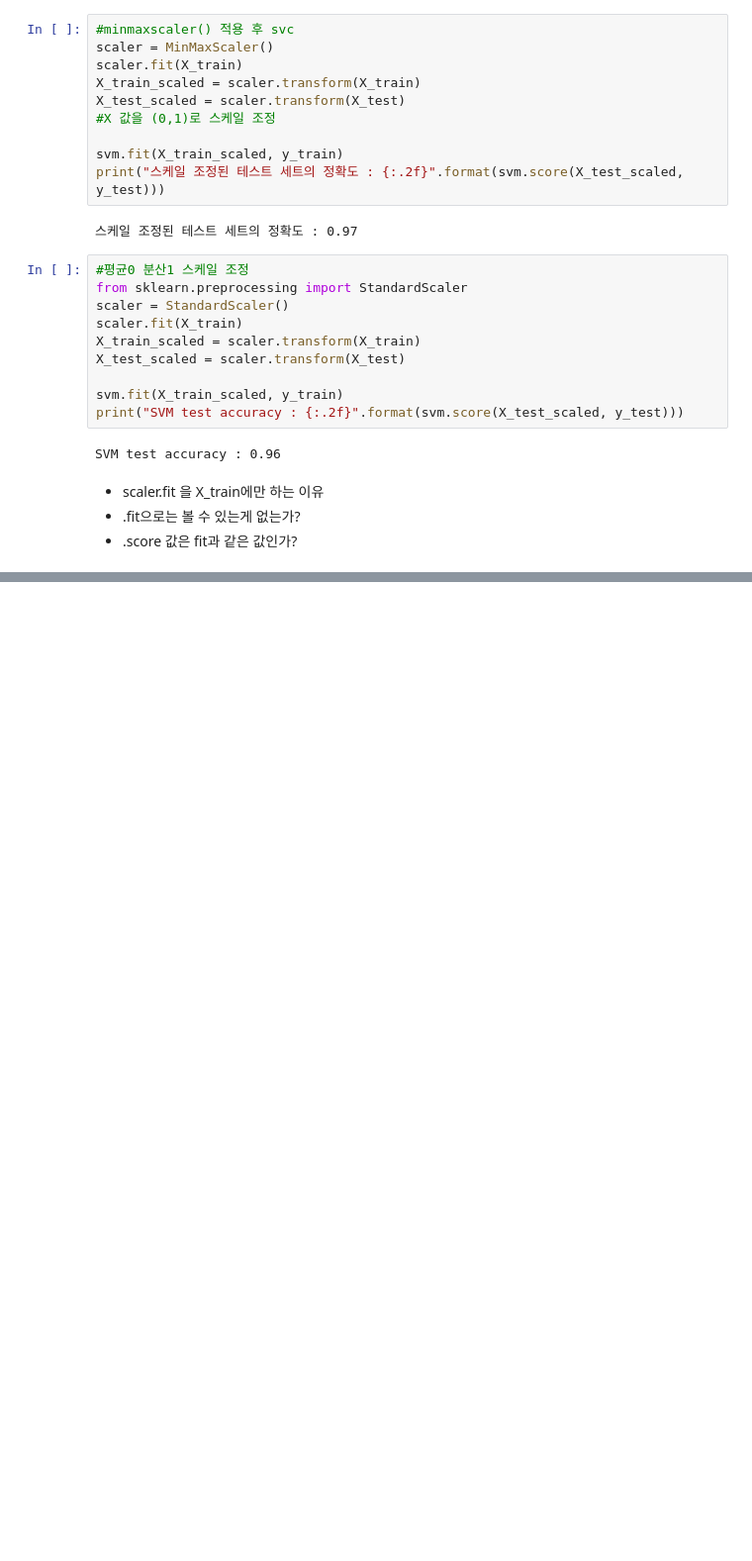
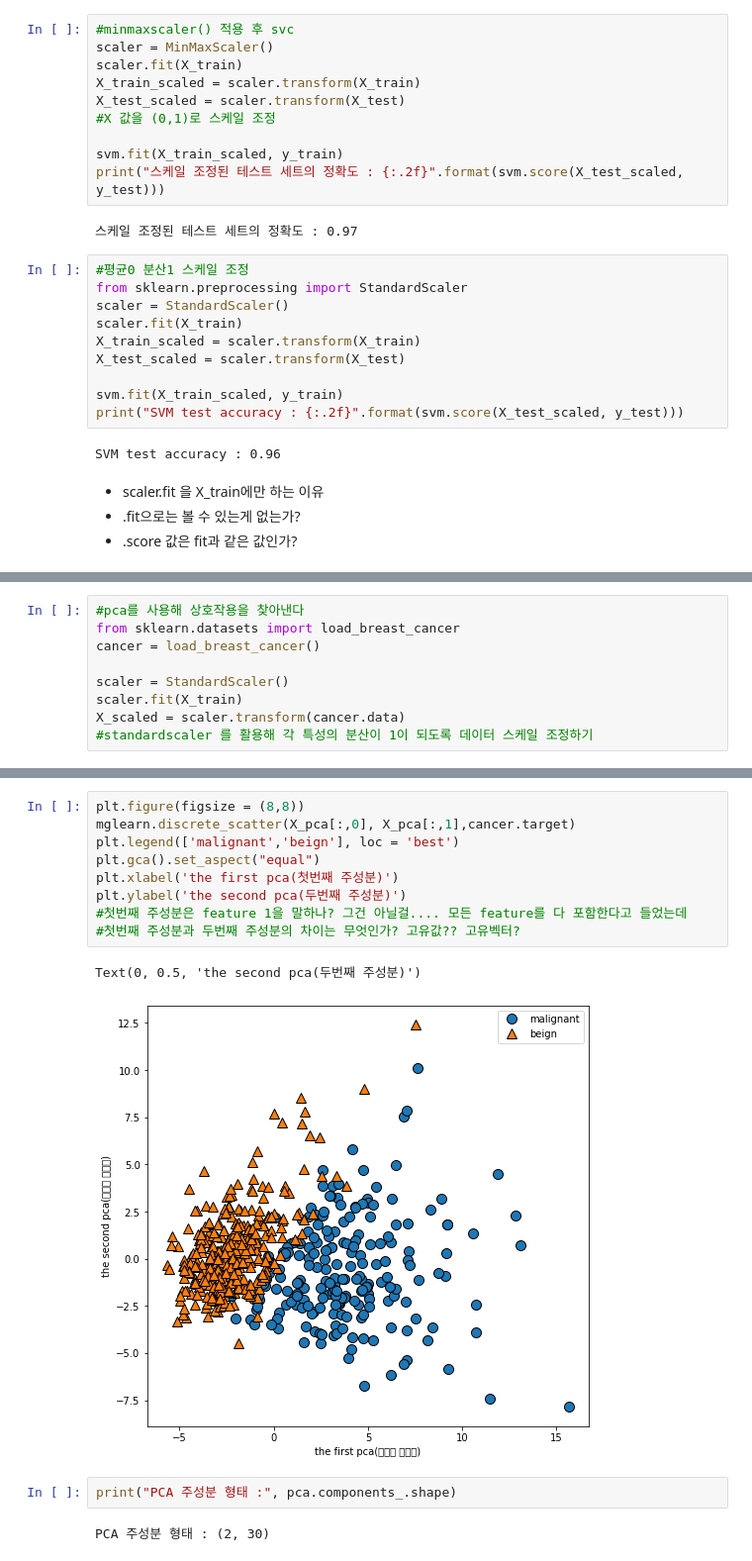
Before and after one commit to brandnewmin/brandnewm, a Jupyter notebook: 3장비지도학습과데이터전처리.ipynb, the cells around one changed output, grey strips where cells are left out. Shown: that part at 99% size. Saved outputs shown, nothing was run; the diff lists cells and outputs as text; blank space fills up the shorter version.

```diff
--- a/3장비지도학습과데이터전처리.ipynb
+++ b/3장비지도학습과데이터전처리.ipynb
@@ -366,0 +443,9 @@ SVM test accuracy : 0.96
+# %%
+#pca를 사용해 상호작용을 찾아낸다
+from sklearn.datasets import load_breast_cancer
+cancer = load_breast_cancer()
+
+scaler = StandardScaler()
+scaler.fit(X_train)
+X_scaled = scaler.transform(cancer.data)
+#standardscaler 를 활용해 각 특성의 분산이 1이 되도록 데이터 스케일 조정하기
@@ -366,0 +474,16 @@ SVM test accuracy : 0.96
+# %%
+plt.figure(figsize = (8,8))
+mglearn.discrete_scatter(X_pca[:,0], X_pca[:,1],cancer.target)
+plt.legend(['malignant','beign'], loc = 'best')
+plt.gca().set_aspect("equal")
+plt.xlabel('the first pca(첫번째 주성분)')
+plt.ylabel('the second pca(두번째 주성분)')
+#첫번째 주성분은 feature 1을 말하나? 그건 아닐걸.... 모든 feature를 다 포함한다고 들었는데
+#첫번째 주성분과 두번째 주성분의 차이는 무엇인가? 고유값?? 고유벡터?
+# %% [output]
+Text(0, 0.5, 'the second pca(두번째 주성분)')
+[figure, added]
+# %%
+print("PCA 주성분 형태 :", pca.components_.shape)
+# %% [output]
+PCA 주성분 형태 : (2, 30)
```
Also changed, not shown: parts of 15 cells of this notebook.
